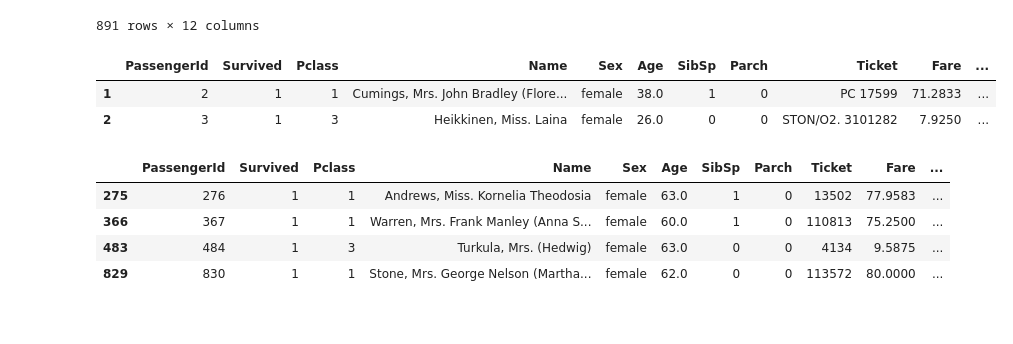
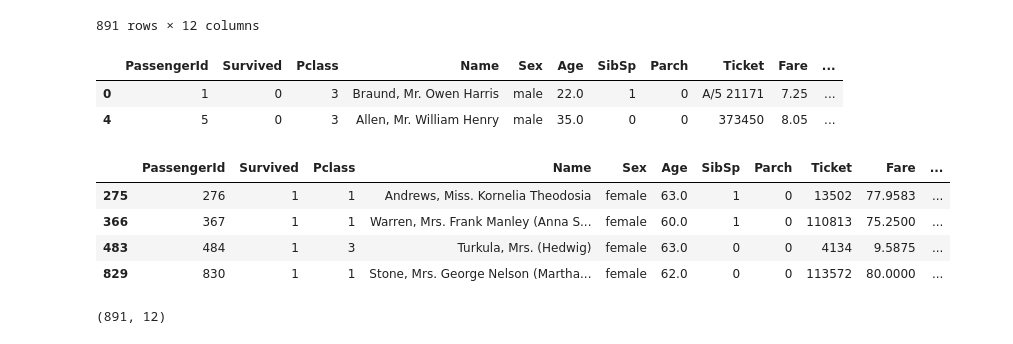
Before and after one commit to A12A34/11AI-SEM2, a Jupyter notebook: school/ML/code/data_wrangiling.ipynb, the cells around one changed output. Saved outputs shown, nothing was run; the diff lists cells and outputs as text; code cells hidden in the pictures.

```diff
--- a/school/ML/code/data_wrangiling.ipynb
+++ b/school/ML/code/data_wrangiling.ipynb
@@ -63,11 +63,12 @@ titanic
 891 rows × 12 columns
 # %%
 # Display the first 2 rows of the DataFrame where the "Sex" column is equal to "female"
-titanic[titanic["Sex"] == "female"].head(2)
+titanic[titanic["Sex"] == "male"].head(2)
+#titanic[(titanic["Sex"] == "male")].head(2) same thing as above
 # %% [output]
 |  | PassengerId | Survived | Pclass | Name | Sex | Age | SibSp | Parch | Ticket | Fare | ... |
-| 1 | 2 | 1 | 1 | Cumings, Mrs. John Bradley (Flore... | female | 38.0 | 1 | 0 | PC 17599 | 71.2833 | ... |
-| 2 | 3 | 1 | 3 | Heikkinen, Miss. Laina | female | 26.0 | 0 | 0 | STON/O2. 3101282 | 7.9250 | ... |
+| 0 | 1 | 0 | 3 | Braund, Mr. Owen Harris | male | 22.0 | 1 | 0 | A/5 21171 | 7.25 | ... |
+| 4 | 5 | 0 | 3 | Allen, Mr. William Henry | male | 35.0 | 0 | 0 | 373450 | 8.05 | ... |
 # %%
 titanic[(titanic["Sex"] == "female") & (titanic["Age"] >= 60)]
 # %% [output]
@@ -76,3 +77,7 @@ titanic[(titanic["Sex"] == "female") & (titanic["Age"] >= 60)]
 | 366 | 367 | 1 | 1 | Warren, Mrs. Frank Manley (Anna S... | female | 60.0 | 1 | 0 | 110813 | 75.2500 | ... |
 | 483 | 484 | 1 | 3 | Turkula, Mrs. (Hedwig) | female | 63.0 | 0 | 0 | 4134 | 9.5875 | ... |
 | 829 | 830 | 1 | 1 | Stone, Mrs. George Nelson (Martha... | female | 62.0 | 0 | 0 | 113572 | 80.0000 | ... |
+# %%
+titanic.shape
+# %% [output]
+(891, 12)
```
Also changed, not shown: parts of 5 cells of this notebook.
